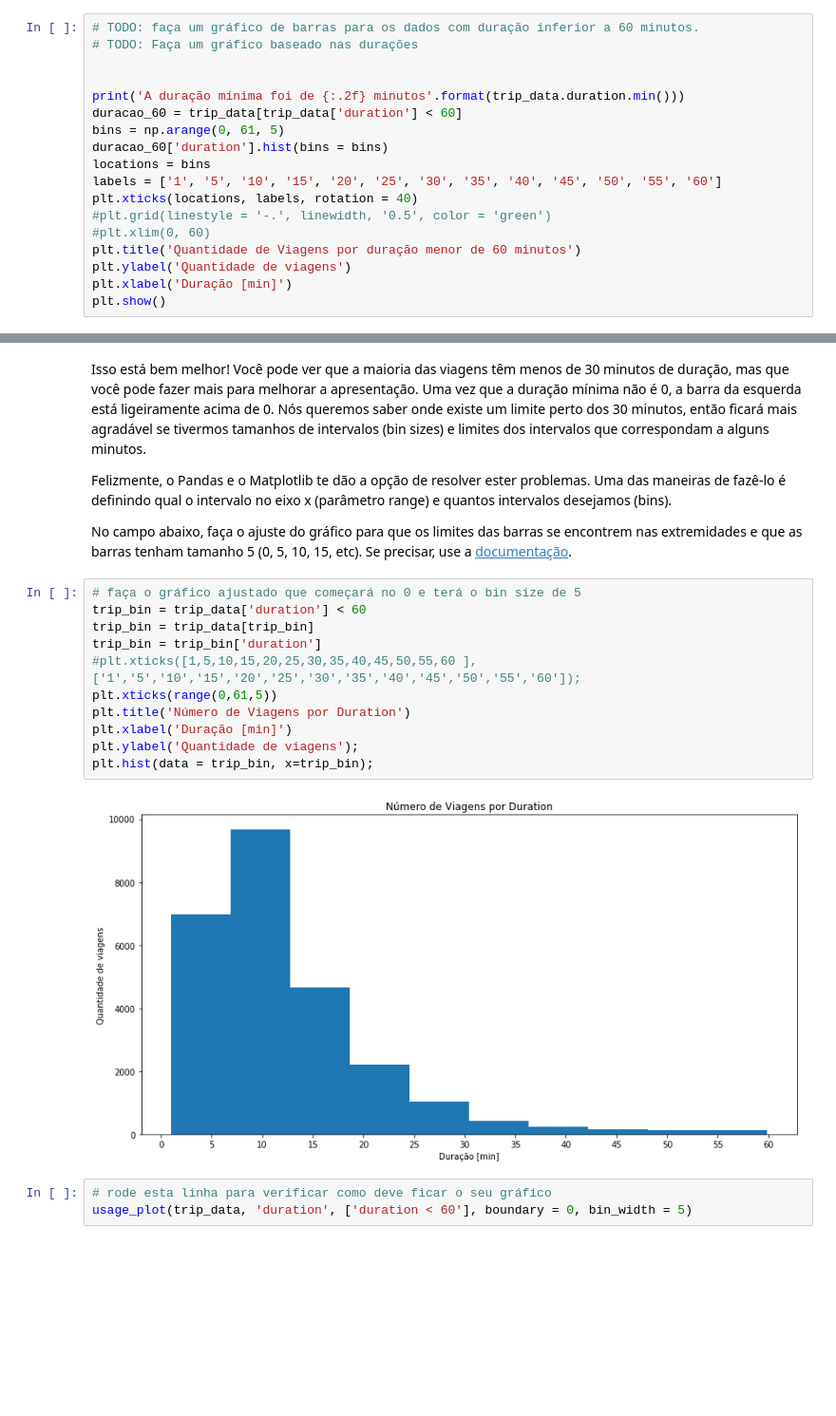
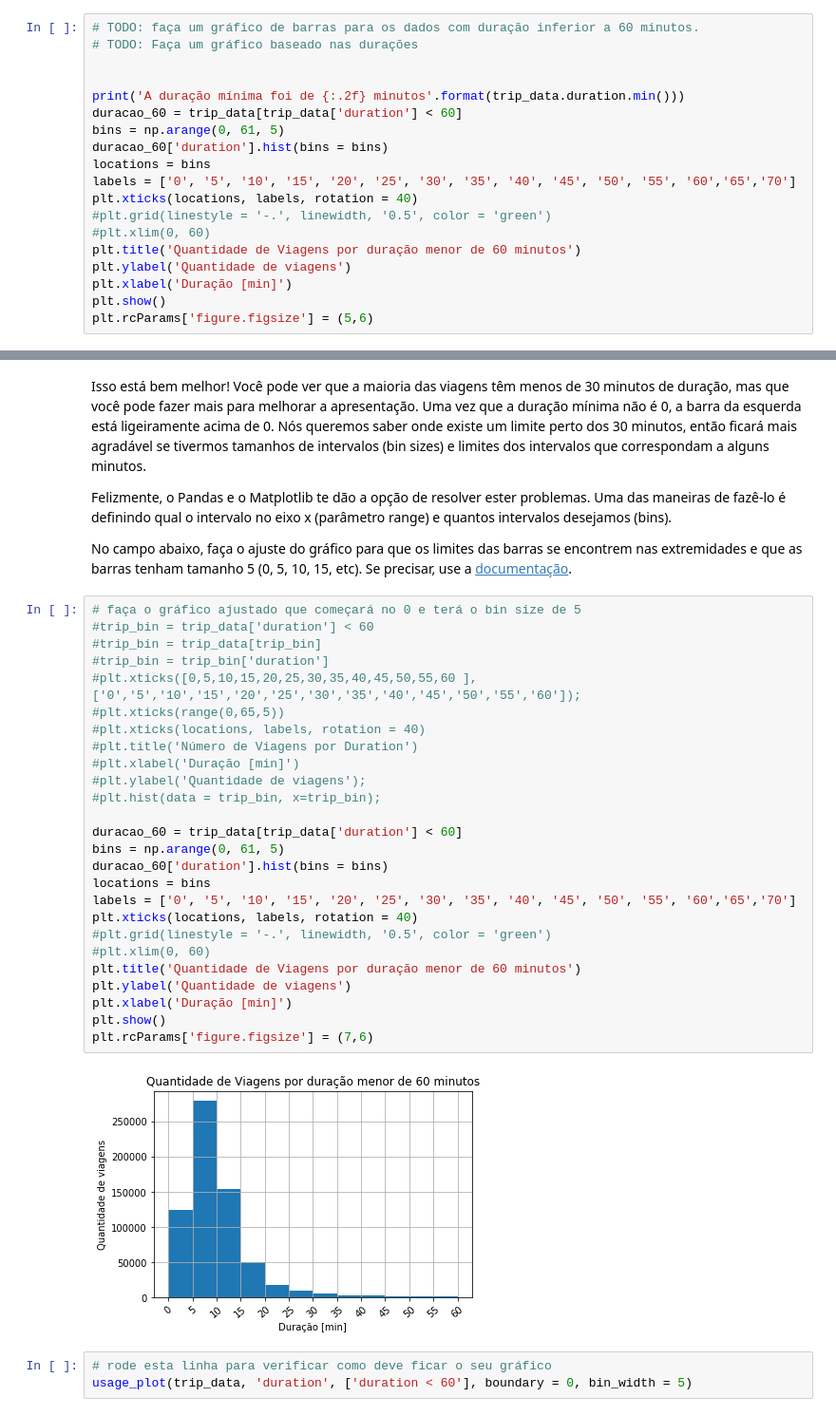
Before and after one commit to ThomazTommy/Fundamentos_Data_Science1, a Jupyter notebook: Analise_Bay_Area_Bike_Share-NDFDSI.ipynb, the cells around one changed output, grey strips where cells are left out. Shown at 95% size. Saved outputs shown, nothing was run; the diff lists cells and outputs as text; blank space fills up the shorter version.

```diff
--- a/Analise_Bay_Area_Bike_Share-NDFDSI.ipynb
+++ b/Analise_Bay_Area_Bike_Share-NDFDSI.ipynb
@@ -353,7 +356,7 @@ duracao_60 = trip_data[trip_data['duration'] < 60]
 bins = np.arange(0, 61, 5)
 duracao_60['duration'].hist(bins = bins)
 locations = bins
-labels = ['1', '5', '10', '15', '20', '25', '30', '35', '40', '45', '50', '55', '60']
+labels = ['0', '5', '10', '15', '20', '25', '30', '35', '40', '45', '50', '55', '60','65','70']
 plt.xticks(locations, labels, rotation = 40)
 #plt.grid(linestyle = '-.', linewidth, '0.5', color = 'green')
 #plt.xlim(0, 60)
@@ -361,6 +364,7 @@ plt.title('Quantidade de Viagens por duração menor de 60 minutos')
 plt.ylabel('Quantidade de viagens')
 plt.xlabel('Duração [min]')
 plt.show()
+plt.rcParams['figure.figsize'] = (5,6)
 # %% [output]
 [figure]
 # %%
@@ -376,17 +380,32 @@ Felizmente, o Pandas e o Matplotlib te dão a opção de resolver ester problema
 No campo abaixo, faça o ajuste do gráfico para que os limites das barras se encontrem nas extremidades e que as barras tenham tamanho 5 (0, 5, 10, 15, etc). Se precisar, use a [documentação](http://matplotlib.org/api/_as_gen/matplotlib.axes.Axes.hist.html#matplotlib.axes.Axes.hist).
 # %%
 # faça o gráfico ajustado que começará no 0 e terá o bin size de 5
-trip_bin = trip_data['duration'] < 60
-trip_bin = trip_data[trip_bin]
-trip_bin = trip_bin['duration']
-#plt.xticks([1,5,10,15,20,25,30,35,40,45,50,55,60 ], ['1','5','10','15','20','25','30','35','40','45','50','55','60']);
-plt.xticks(range(0,61,5))
-plt.title('Número de Viagens por Duration')
+#trip_bin = trip_data['duration'] < 60
+#trip_bin = trip_data[trip_bin]
+#trip_bin = trip_bin['duration']
+#plt.xticks([0,5,10,15,20,25,30,35,40,45,50,55,60 ], ['0','5','10','15','20','25','30','35','40','45','50','55','60']);
+#plt.xticks(range(0,65,5))
+#plt.xticks(locations, labels, rotation = 40)
+#plt.title('Número de Viagens por Duration')
+#plt.xlabel('Duração [min]')
+#plt.ylabel('Quantidade de viagens');
+#plt.hist(data = trip_bin, x=trip_bin);
+
+duracao_60 = trip_data[trip_data['duration'] < 60]
+bins = np.arange(0, 61, 5)
+duracao_60['duration'].hist(bins = bins)
+locations = bins
+labels = ['0', '5', '10', '15', '20', '25', '30', '35', '40', '45', '50', '55', '60','65','70']
+plt.xticks(locations, labels, rotation = 40)
+#plt.grid(linestyle = '-.', linewidth, '0.5', color = 'green')
+#plt.xlim(0, 60)
+plt.title('Quantidade de Viagens por duração menor de 60 minutos')
+plt.ylabel('Quantidade de viagens')
 plt.xlabel('Duração [min]')
-plt.ylabel('Quantidade de viagens');
-plt.hist(data = trip_bin, x=trip_bin);
+plt.show()
+plt.rcParams['figure.figsize'] = (7,6)
 # %% [output]
-[figure, old version]
+[figure, new version]
 # %%
 # rode esta linha para verificar como deve ficar o seu gráfico
 usage_plot(trip_data, 'duration', ['duration < 60'], boundary = 0, bin_width = 5)
```
Also changed, not shown: parts of 10 cells of this notebook.
